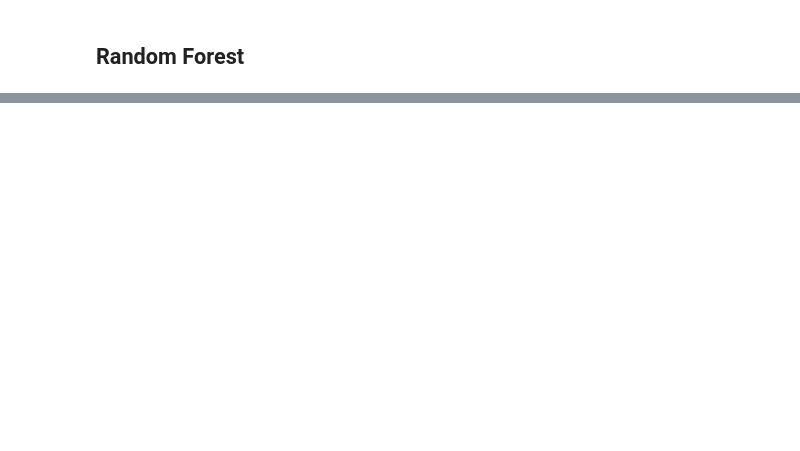
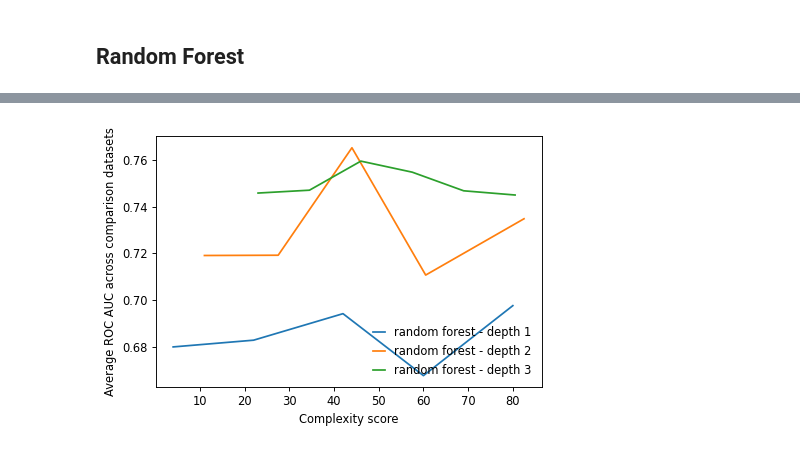
Before and after one commit to csinva/imodels, a Jupyter notebook: notebooks/imodels_comparisons.ipynb, the cells around one changed output, grey strips where cells are left out. Saved outputs shown, nothing was run; the diff lists cells and outputs as text; code cells hidden in the pictures; blank space fills up the shorter version.

```diff
--- a/notebooks/imodels_comparisons.ipynb
+++ b/notebooks/imodels_comparisons.ipynb
@@ -47,0 +22,42 @@ columns Index(['breast-cancer', 'breast-w', 'credit-g', 'haberman', 'heart',
+# %%
+datasets = [
+        ("breast-cancer", 13),
+        ("breast-w", 15),
+        ("credit-g", 31),
+        ("haberman", 43),
+        ("heart", 1574),
+        ("labor", 4),
+        ("vote", 56),
+    ]
+
+def get_comparison_result(path, estimator_name, test=False):
+    if test:
+        result_file = path + f'{estimator_name}_test_comparisons.pkl'
+    else:
+        result_file = path + f'{estimator_name}_comparisons.pkl'
+    return pkl.load(open(result_file, 'rb'))
+
+def collect_result_files(path, test=False):
+    if test:
+        fn = lambda x: '_test_' in x
+    else:
+        fn = lambda x: '_test_' not in x
+    return list(filter(fn, os.listdir(path)))
+
+def viz_comparison(result_df, result_estimators, dpi=83):
+    '''Plot ROC AUC vs complexity
+    '''
+    plt.figure(dpi=dpi)
+    for est in np.unique(result_estimators):
+
+        est_result_df = result_df[result_df.index.str.contains(est)]
+        complexities = est_result_df[est_result_df.index.str.contains('Complexity')]
+        rocs = est_result_df[est_result_df.index.str.contains('ROC')]
+        complexity_sort_indices = complexities.argsort()
+
+        plt.plot(complexities[complexity_sort_indices], rocs[complexity_sort_indices], label=est.replace('_', ' '))
+
+    plt.xlabel('Complexity score')
+    plt.ylabel('Average ROC AUC across comparison datasets')
+    plt.legend(frameon=False, handlelength=1)
+    plt.show()
@@ -141,0 +102,5 @@ plt.show()
+# %%
+comparison_result = get_comparison_result(MODEL_COMPARISON_PATH, 'random_forest')
+viz_comparison(comparison_result['df'], comparison_result['estimators'])
+# %% [output]
+[figure, added]
```
Also changed, not shown: parts of 22 cells of this notebook, 3 other files.
